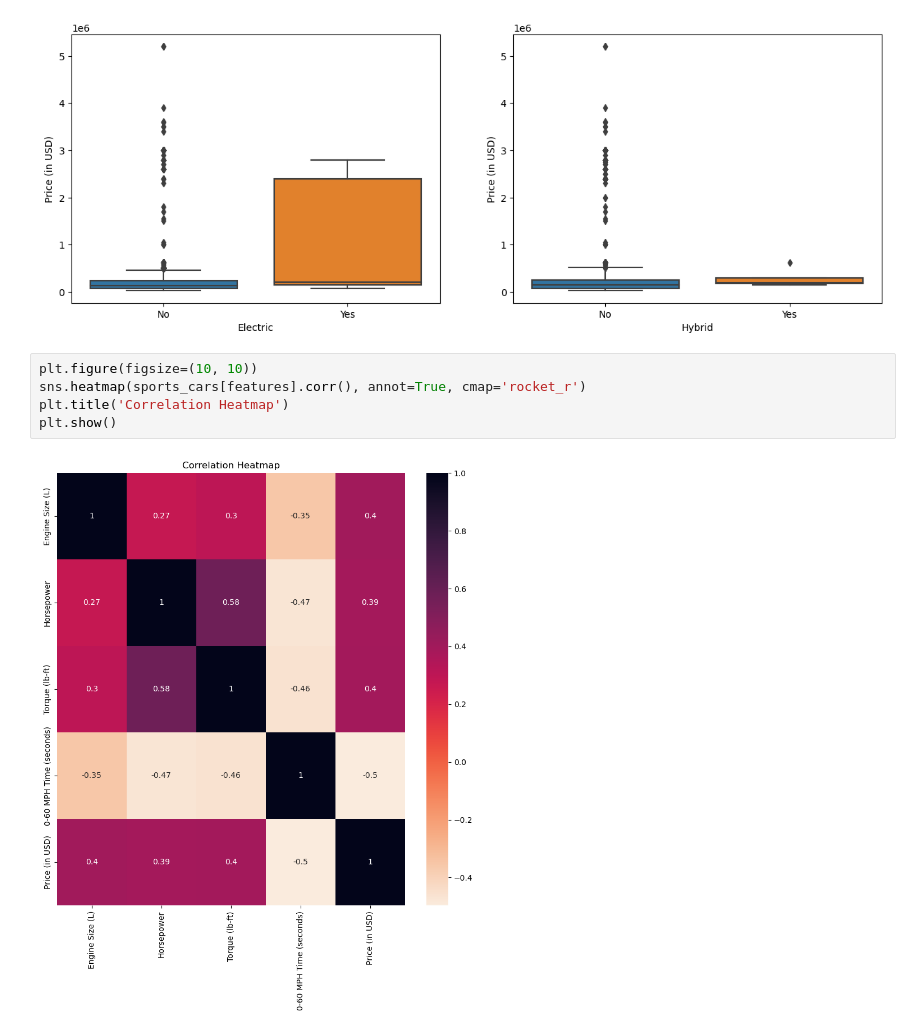
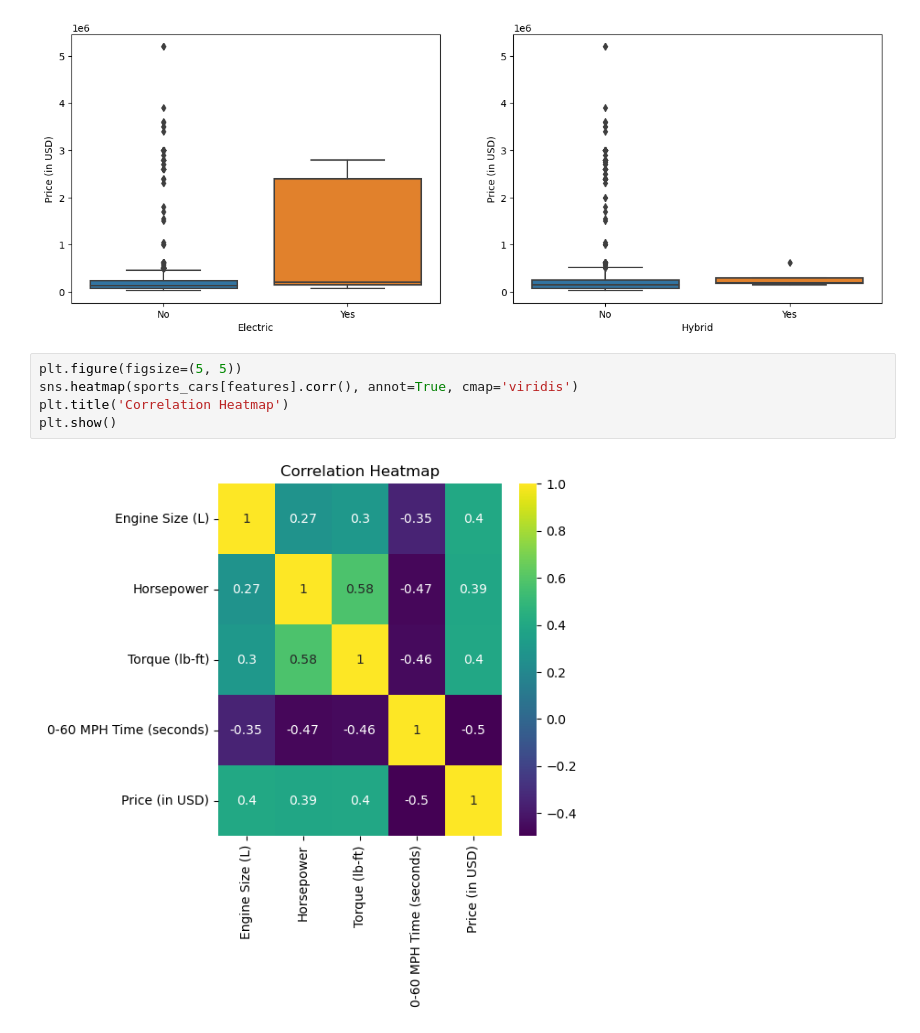
Before and after one commit to thomaschow0716/Sports_cars, a Jupyter notebook: Sports Cars.ipynb, the cells around one changed output. Saved outputs shown, nothing was run; the diff lists cells and outputs as text.

```diff
--- a/Sports Cars.ipynb
+++ b/Sports Cars.ipynb
@@ -197,9 +230,9 @@ sns.boxplot(x = hybrid, y = sports_cars['Price (in USD)'])
 <AxesSubplot:xlabel='Hybrid', ylabel='Price (in USD)'>
 [figure]
 # %%
-plt.figure(figsize=(10, 10))
-sns.heatmap(sports_cars[features].corr(), annot=True, cmap='rocket_r')
+plt.figure(figsize=(5, 5))
+sns.heatmap(sports_cars[features].corr(), annot=True, cmap='viridis')
 plt.title('Correlation Heatmap')
 plt.show()
 # %% [output]
-[figure, old version]
+[figure, new version]
```
Also changed, not shown: parts of 3 cells of this notebook.
